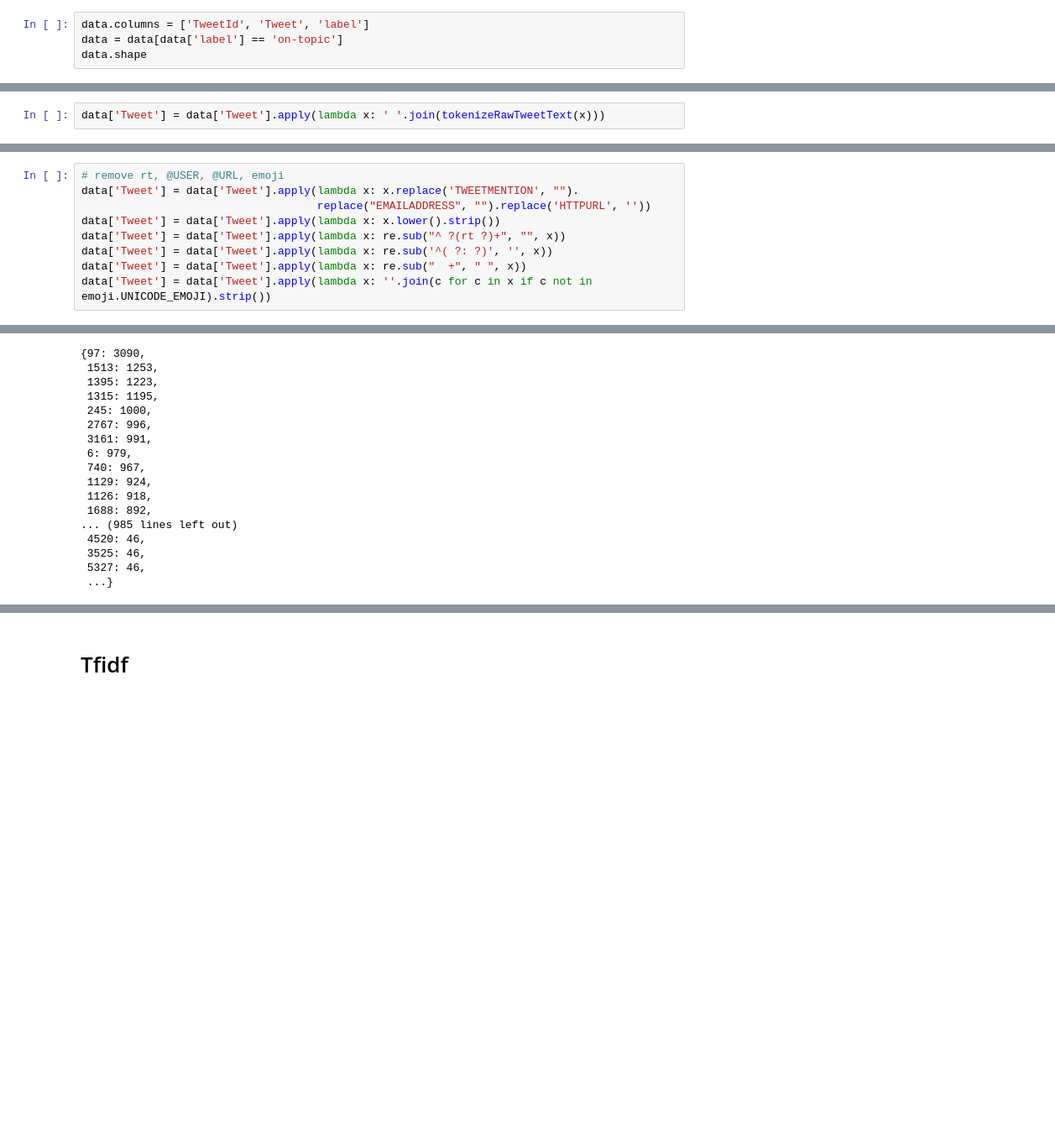
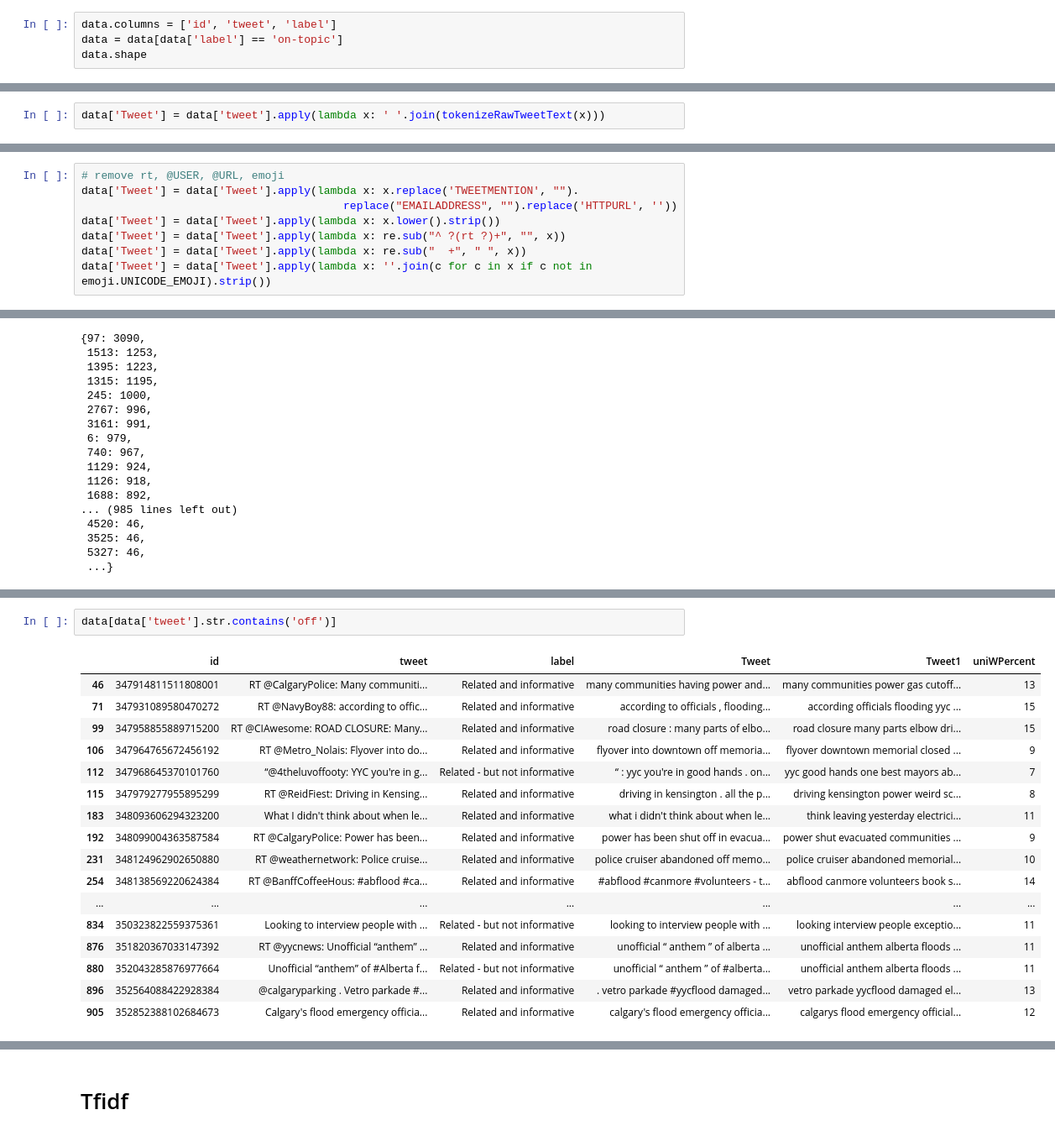
Before and after one commit to HPanTroG/tweet_summarization, a Jupyter notebook: models/bert_score-Copy1.ipynb, the cells around one changed output, grey strips where cells are left out. Shown at 84% size. Cells and saved outputs as stored; diff of their text form; blank space fills up the shorter version.

```diff
--- a/models/bert_score-Copy1.ipynb
+++ b/models/bert_score-Copy1.ipynb
@@ -78,5 +90,5 @@ print(data.shape)
 # %%
-data.columns = ['TweetId', 'Tweet', 'label']
+data.columns = ['id', 'tweet', 'label']
 data = data[data['label'] == 'on-topic']
 data.shape
 # %% [output]
@@ -86,3 +117,5 @@ data = data.reset_index(drop=True)
+# %%
+data['Tweet'] = data['tweet'].apply(lambda x: ' '.join(tokenizeRawTweetText(x)))
 # %%
 for tweet in list(data.iloc[0:15]['Tweet']):
     print(tweet)
@@ -107,2 +137,0 @@ Blacks are divided by Religion Donald Trump will help unite Us by " PUSHING REAL
-# %%
-data['Tweet'] = data['Tweet'].apply(lambda x: ' '.join(tokenizeRawTweetText(x)))
@@ -128,10 +138,9 @@ Blacks are divided by Religion Donald Trump will help unite Us by " PUSHING REAL
 # %%
 # remove rt, @USER, @URL, emoji
 data['Tweet'] = data['Tweet'].apply(lambda x: x.replace('TWEETMENTION', "").
-                                    replace("EMAILADDRESS", "").replace('HTTPURL', ''))
+                                        replace("EMAILADDRESS", "").replace('HTTPURL', ''))
 data['Tweet'] = data['Tweet'].apply(lambda x: x.lower().strip())
 data['Tweet'] = data['Tweet'].apply(lambda x: re.sub("^ ?(rt ?)+", "", x))
-data['Tweet'] = data['Tweet'].apply(lambda x: re.sub('^( ?: ?)', '', x))
 data['Tweet'] = data['Tweet'].apply(lambda x: re.sub("  +", " ", x))
 data['Tweet'] = data['Tweet'].apply(lambda x: ''.join(c for c in x if c not in emoji.UNICODE_EMOJI).strip())
 # %%
@@ -586,0 +629,20 @@ for i, idx in enumerate(sentIds):
+# %%
+data[data['tweet'].str.contains('off')]
+# %% [output]
+|  | id | tweet | label | Tweet | Tweet1 | uniWPercent |
+| 46 | 347914811511808001 | RT @CalgaryPolice: Many communiti... | Related and informative | many communities having power and... | many communities power gas cutoff... | 13 |
+| 71 | 347931089580470272 | RT @NavyBoy88: according to offic... | Related and informative | according to officials , flooding... | according officials flooding yyc ... | 15 |
+| 99 | 347958855889715200 | RT @CIAwesome: ROAD CLOSURE: Many... | Related and informative | road closure : many parts of elbo... | road closure many parts elbow dri... | 15 |
+| 106 | 347964765672456192 | RT @Metro_Nolais: Flyover into do... | Related and informative | flyover into downtown off memoria... | flyover downtown memorial closed ... | 9 |
+| 112 | 347968645370101760 | “@4theluvoffooty: YYC you're in g... | Related - but not informative | “ : yyc you're in good hands . on... | yyc good hands one best mayors ab... | 7 |
+| 115 | 347979277955895299 | RT @ReidFiest: Driving in Kensing... | Related and informative | driving in kensington . all the p... | driving kensington power weird sc... | 8 |
+| 183 | 348093606294323200 | What I didn't think about when le... | Related and informative | what i didn't think about when le... | think leaving yesterday electrici... | 11 |
+| 192 | 348099004363587584 | RT @CalgaryPolice: Power has been... | Related and informative | power has been shut off in evacua... | power shut evacuated communities ... | 9 |
+| 231 | 348124962902650880 | RT @weathernetwork: Police cruise... | Related and informative | police cruiser abandoned off memo... | police cruiser abandoned memorial... | 10 |
+| 254 | 348138569220624384 | RT @BanffCoffeeHous: #abflood #ca... | Related and informative | #abflood #canmore #volunteers - t... | abflood canmore volunteers book s... | 14 |
+| ... | ... | ... | ... | ... | ... | ... |
+| 834 | 350323822559375361 | Looking to interview people with ... | Related - but not informative | looking to interview people with ... | looking interview people exceptio... | 11 |
+| 876 | 351820367033147392 | RT @yycnews: Unofficial “anthem” ... | Related and informative | unofficial “ anthem ” of alberta ... | unofficial anthem alberta floods ... | 11 |
+| 880 | 352043285876977664 | Unofficial “anthem” of #Alberta f... | Related - but not informative | unofficial “ anthem ” of #alberta... | unofficial anthem alberta floods ... | 11 |
+| 896 | 352564088422928384 | @calgaryparking . Vetro parkade #... | Related and informative | . vetro parkade #yycflood damaged... | vetro parkade yycflood damaged el... | 13 |
+| 905 | 352852388102684673 | Calgary's flood emergency officia... | Related and informative | calgary's flood emergency officia... | calgarys flood emergency official... | 12 |
```
Also changed, not shown: parts of 29 cells of this notebook, 45 other files.
